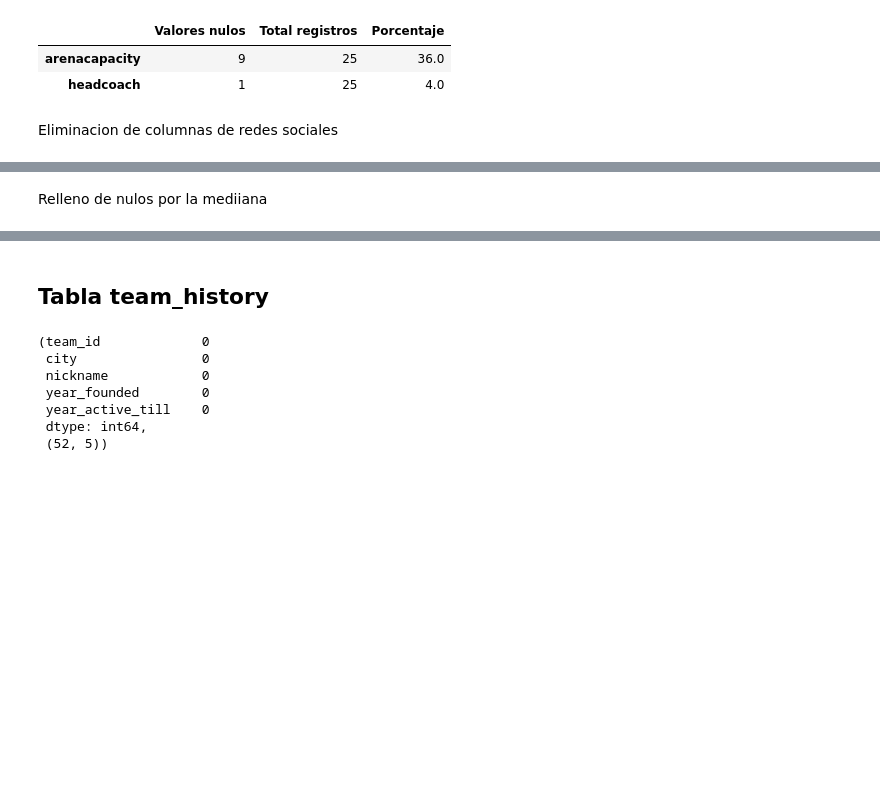
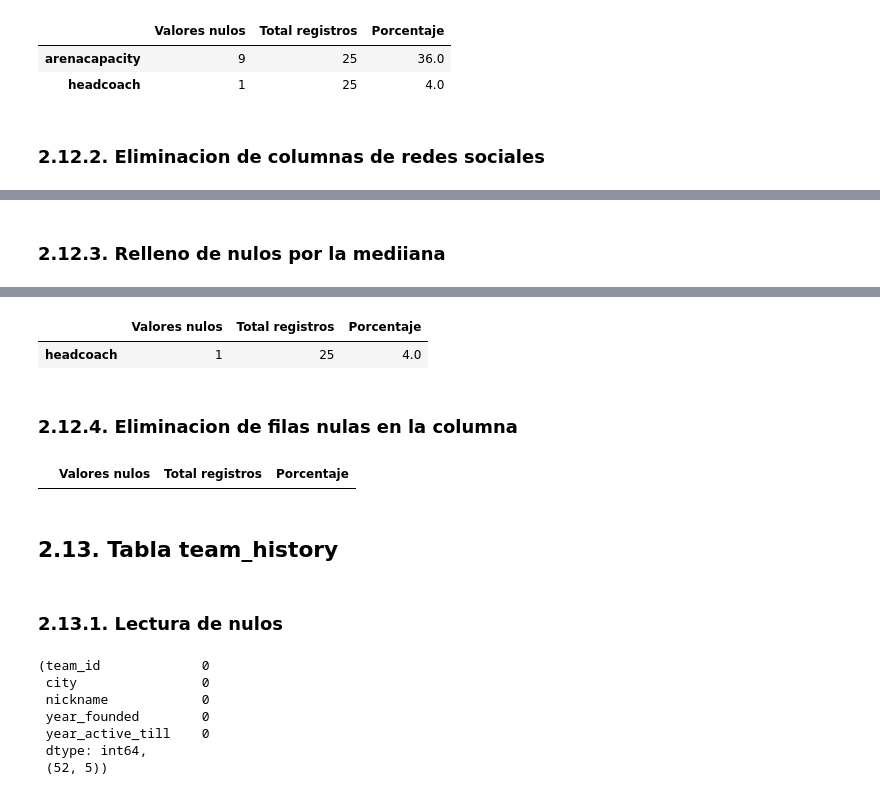
Before and after one commit to ardev-21/NBAnalytics, a Jupyter notebook: nbanalytics.ipynb, the cells around one changed output, grey strips where cells are left out. Saved outputs shown, nothing was run; the diff lists cells and outputs as text; code cells hidden in the pictures; blank space fills up the shorter version.

```diff
--- a/nbanalytics.ipynb
+++ b/nbanalytics.ipynb
@@ -868,7 +1070,7 @@ df_null_team_details
 | arenacapacity | 9 | 25 | 36.0 |
 | headcoach | 1 | 25 | 4.0 |
 # %% [markdown]
-Eliminacion de columnas de redes sociales
+### 2.12.2. Eliminacion de columnas de redes sociales
 # %%
 delete_columns = ['facebook', 'instagram', 'twitter']
 team_details.drop(columns=delete_columns, inplace=True)
@@ -892,7 +1093,7 @@ team_details
 | 23 | 1610612765 | DET | Pistons | 1948.0 | Detroit | Little Caesars Arena | NaN | Tom Gores | ... |
 | 24 | 1610612766 | CHA | Hornets | 1988.0 | Charlotte | Spectrum Center | 19026.0 | Michael Jordan | ... |
 # %% [markdown]
-Relleno de nulos por la mediiana
+### 2.12.3. Relleno de nulos por la mediiana
 # %%
 column_null = ["arenacapacity"]
 for column in column_null:
@@ -916,3 +1116,22 @@ team_details
 | 22 | 1610612764 | WAS | Wizards | 1961.0 | Washington | Capital One Arena | 20647.0 | Ted Leonsis | ... |
 | 23 | 1610612765 | DET | Pistons | 1948.0 | Detroit | Little Caesars Arena | 19043.0 | Tom Gores | ... |
 | 24 | 1610612766 | CHA | Hornets | 1988.0 | Charlotte | Spectrum Center | 19026.0 | Michael Jordan | ... |
+# %%
+null_team_details = team_details.isnull().sum()
+total_register = len(team_details)
+null_result = null_team_details[null_team_details > 0]
+
+df_null_team_details = pd.DataFrame(
+    {
+        "Valores nulos": null_result,
+        "Total registros": total_register,
+        "Porcentaje": (null_result / total_register * 100).round(2),
+    }
+)
+
+df_null_team_details
+# %% [output]
+|  | Valores nulos | Total registros | Porcentaje |
+| headcoach | 1 | 25 | 4.0 |
+# %% [markdown]
+### 2.12.4. Eliminacion de filas nulas en la columna
@@ -919,5 +1140,23 @@ team_details
+# %%
+null_team_details = team_details.isnull().sum()
+total_register = len(team_details)
+null_result = null_team_details[null_team_details > 0]
+
+df_null_team_details = pd.DataFrame(
+    {
+        "Valores nulos": null_result,
+        "Total registros": total_register,
+        "Porcentaje": (null_result / total_register * 100).round(2),
+    }
+)
+
+df_null_team_details
+# %% [output]
+|  | Valores nulos | Total registros | Porcentaje |
 # %% [markdown]
-## Tabla team_history
+## 2.13. Tabla team_history
+# %% [markdown]
+### 2.13.1. Lectura de nulos
 # %%
 team_history.isnull().sum(), team_history.shape
 # %% [output]
```
Also changed, not shown: parts of 159 cells of this notebook.
